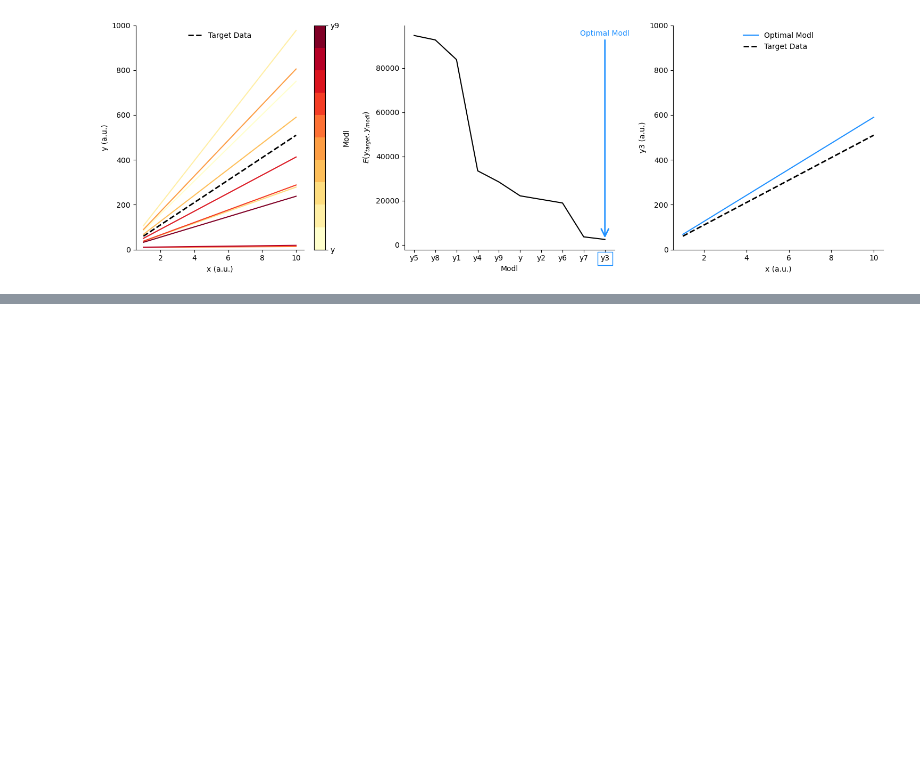
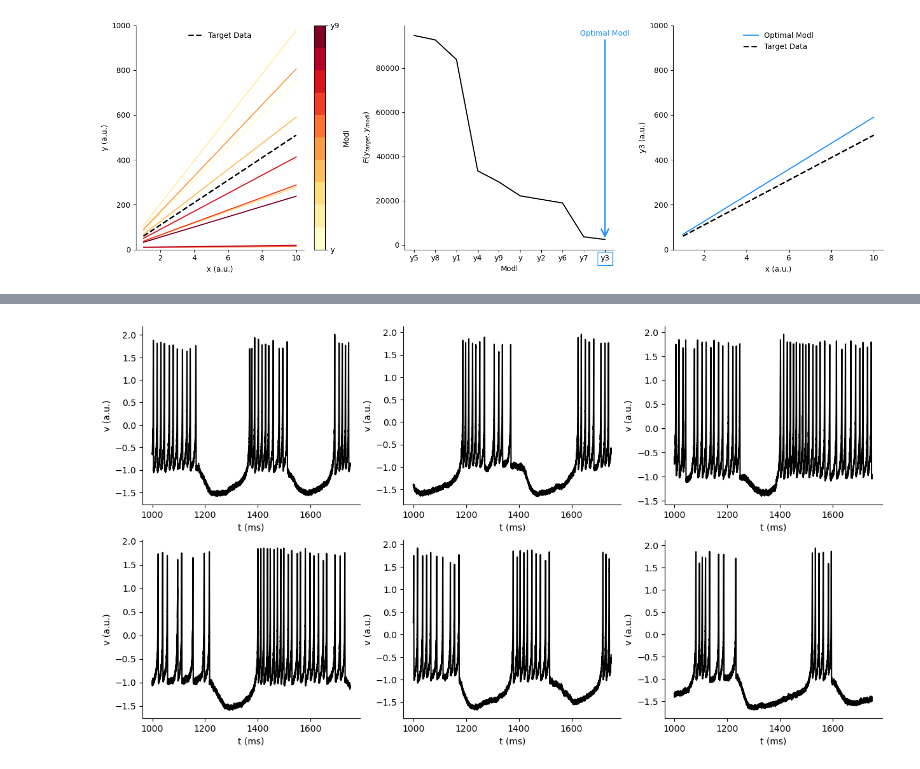
Before and after one commit to ryEllison/specialTopicsInNeuro, a Jupyter notebook: material/week2/solutionsNotebook.ipynb, the cells around one changed output, grey strips where cells are left out. Cells and saved outputs as stored; diff of their text form; code cells hidden in the pictures; blank space fills up the shorter version.

```diff
--- a/material/week2/solutionsNotebook.ipynb
+++ b/material/week2/solutionsNotebook.ipynb
@@ -1347,0 +1917,24 @@ plt.show()
+# %%
+##Visualization
+#Creation of graphics device
+plt.figure(figsize = (15, 8))
+
+#Creation of iterables
+sp = [231, 232, 233, 234, 235, 236]
+
+#Construct iteratively each panel
+for i, val in enumerate(sp):
+    plt.subplot(sp[i])
+    plt.plot(data['t'],
+             data.iloc[:, i + 1],
+             color = 'black')
+    plt.xlabel('t (ms)')
+    plt.ylabel('v (a.u.)')
+
+#Alter graphics device attributes
+sbn.despine()
+
+#Render visualization to jupyter
+plt.show()
+# %% [output]
+[figure, added]
```
Also changed, not shown: parts of 44 cells of this notebook, 26 other files.
